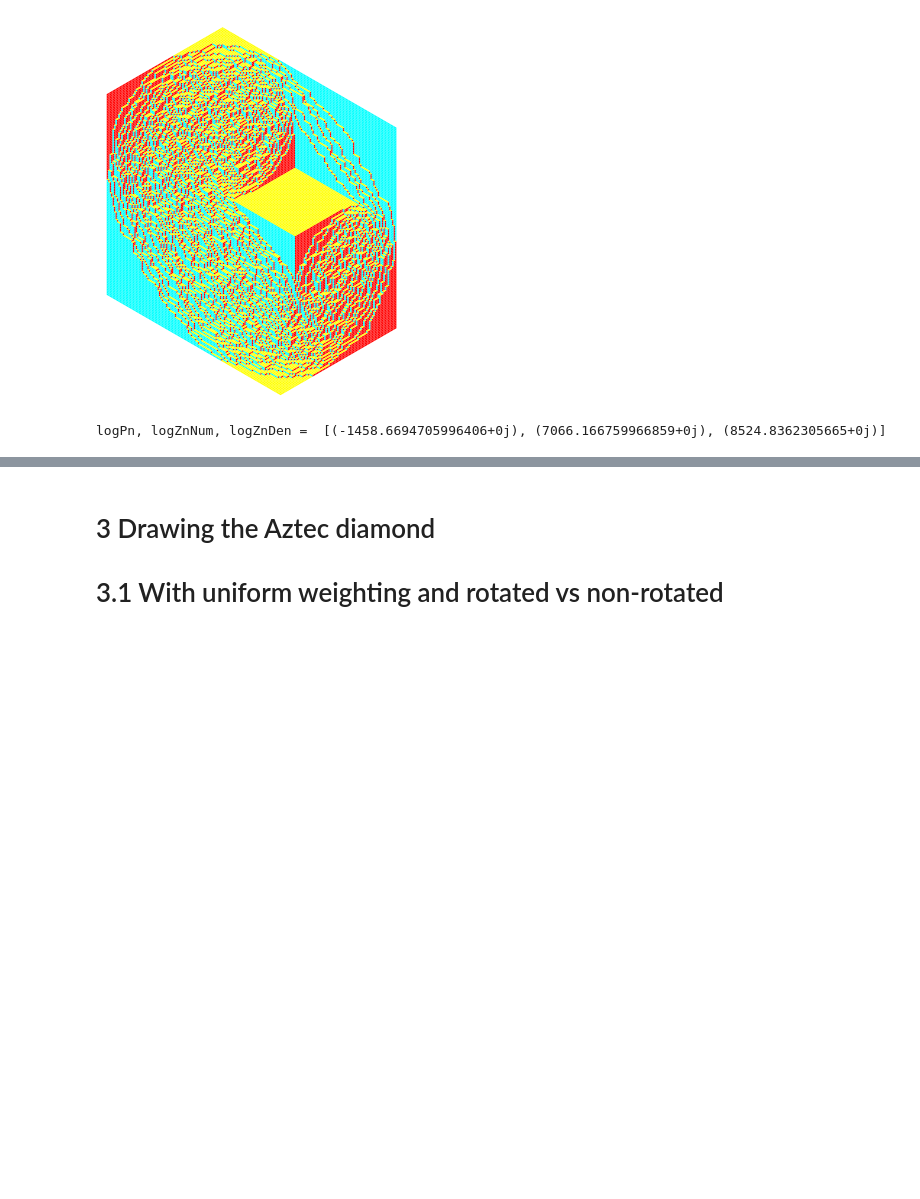
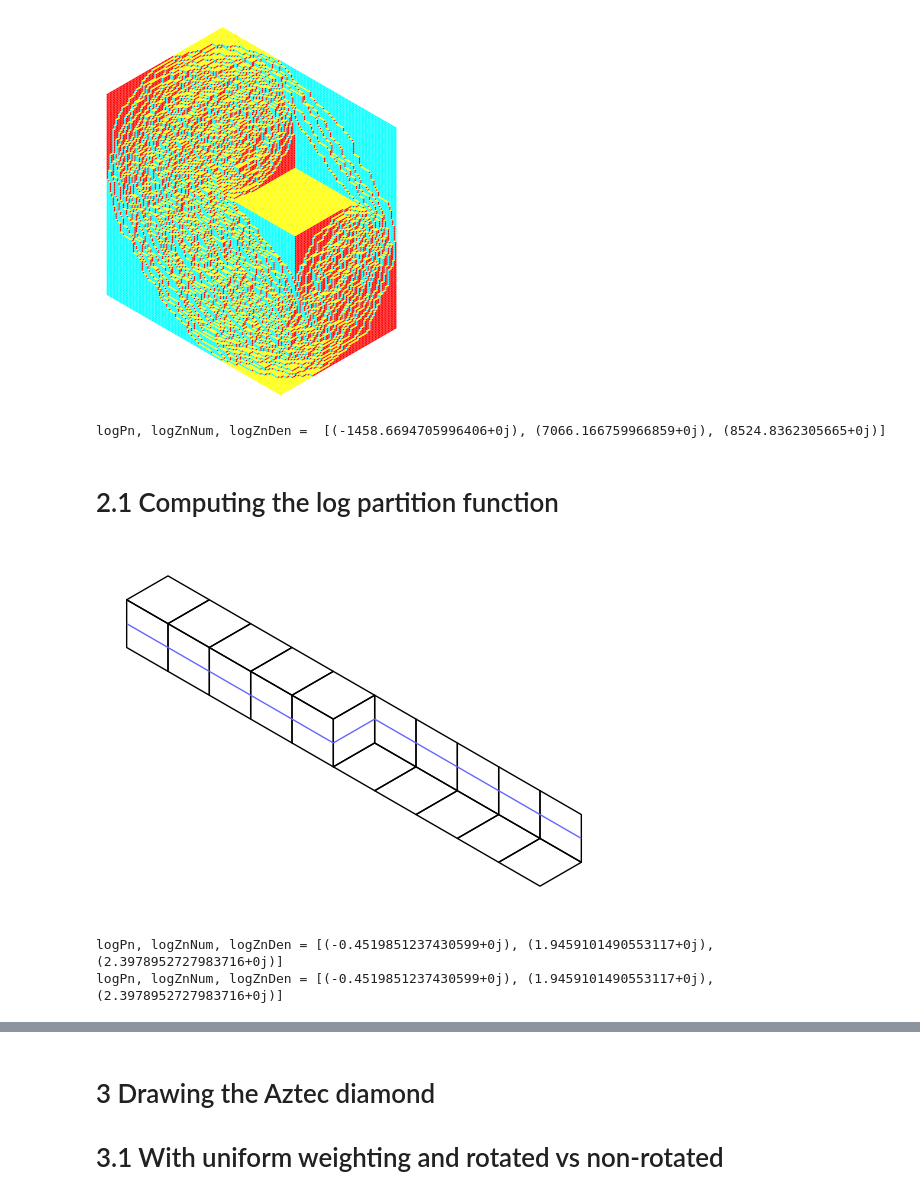
Before and after one commit to MaxvanHorssen/random-tilings, a Jupyter notebook: Examples - How to use.ipynb, the cells around one changed output, grey strips where cells are left out. Drawn from its saved outputs; the diff is of its cells as text; code cells hidden in the pictures; blank space fills up the shorter version.

Commit message:
added examples for log_partition_function_hexagon and log_partition_function_aztec

```diff
--- a/Examples - How to use.ipynb
+++ b/Examples - How to use.ipynb
@@ -82,3 +82,23 @@ print('logPn, logZnNum, logZnDen = ',vec)
 # %% [output]
 [figure]
 logPn, logZnNum, logZnDen =  [(-1458.6694705996406+0j), (7066.166759966859+0j), (8524.8362305665+0j)]
+# %% [markdown]
+# 2.1 Computing the log partition function
+# %%
+n = 1                                 # Side length
+a,b,c = 1,10,1                        # Side length multiplicators
+w = np.array([[1,1]]).T               # Weighting matrix
+gap = np.array([[4,1.5,1.5]])         # Gap
+
+# Creating the figure
+vec, fig = draw_hexagon_gap(n,w,gap,a,b,c,edge=1,paths=True,dpi=100)
+print('logPn, logZnNum, logZnDen =',vec)
+# For a better visualization of the gap, see page 8 from 'Help file on how to use the tiling program' by Christophe Charlier
+
+# Computing only the log partition function (this routine is way faster because it does not generate a figure)
+vec = log_partition_function_hexagon_gap(n,w,gap,a,b,c)
+print('logPn, logZnNum, logZnDen =',vec)
+# %% [output]
+[figure, added]
+logPn, logZnNum, logZnDen = [(-0.4519851237430599+0j), (1.9459101490553117+0j), (2.3978952727983716+0j)]
+logPn, logZnNum, logZnDen = [(-0.4519851237430599+0j), (1.9459101490553117+0j), (2.3978952727983716+0j)]
```
Also changed, not shown: parts of 11 cells of this notebook.
